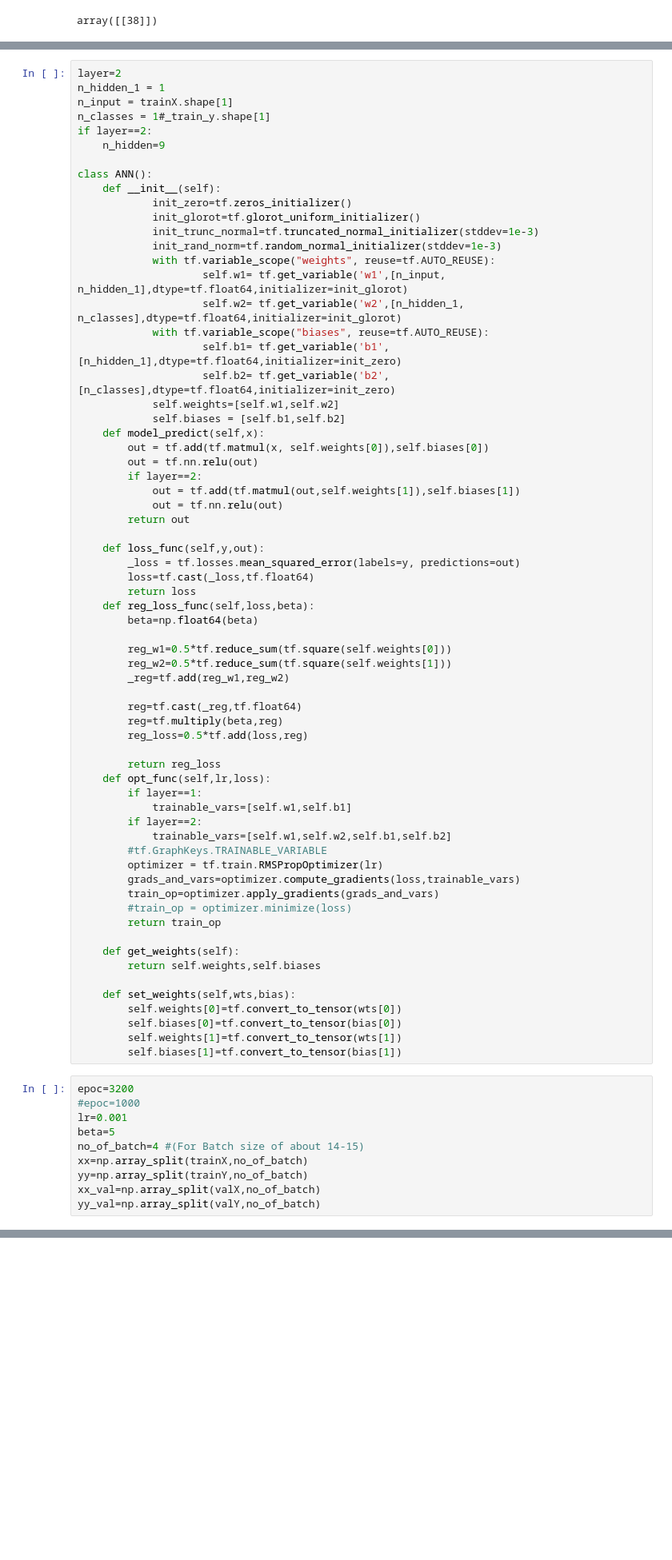
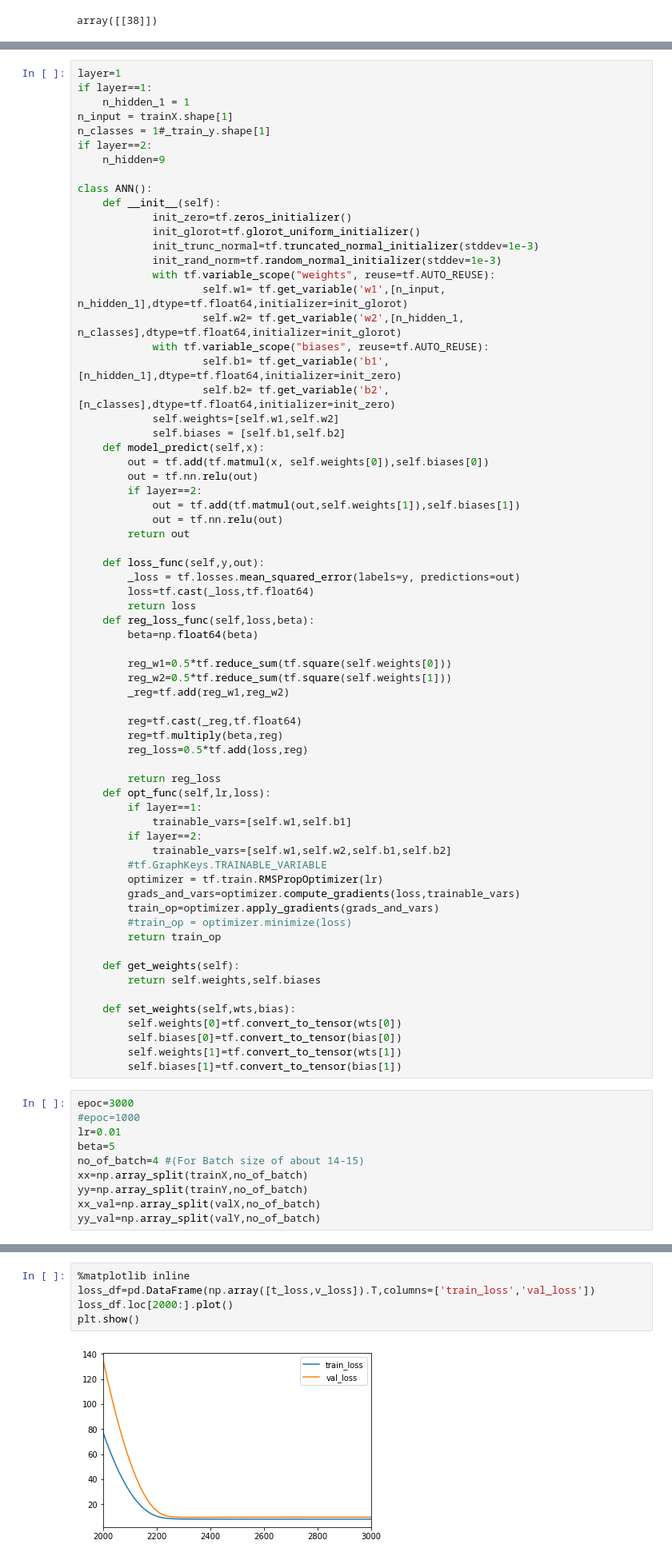
Before and after one commit to irfanhasib0/Machine-Learning, a Jupyter notebook: Sakura TF_NN_Report.ipynb, the cells around one changed output, grey strips where cells are left out. Shown at 80% size. Cells and saved outputs as stored; diff of their text form; blank space fills up the shorter version.

```diff
--- a/Sakura TF_NN_Report.ipynb
+++ b/Sakura TF_NN_Report.ipynb
@@ -618,6 +637,7 @@ print(testX.shape,testY.shape)
 # %%
-layer=2
-n_hidden_1 = 1
+layer=1
+if layer==1:
+    n_hidden_1 = 1
 n_input = trainX.shape[1]
 n_classes = 1#_train_y.shape[1]
 if layer==2:
@@ -682,9 +702,9 @@ class ANN():
         self.weights[1]=tf.convert_to_tensor(wts[1])
         self.biases[1]=tf.convert_to_tensor(bias[1])
 # %%
-epoc=3200
+epoc=3000
 #epoc=1000
-lr=0.001
+lr=0.01
 beta=5
 no_of_batch=4 #(For Batch size of about 14-15)
 xx=np.array_split(trainX,no_of_batch)
@@ -775,0 +796,7 @@ epoc: 3150 - 3200 mean_train_loss: 7.843072310686112 mean_valid_loss: 12.1721955
+# %%
+%matplotlib inline
+loss_df=pd.DataFrame(np.array([t_loss,v_loss]).T,columns=['train_loss','val_loss'])
+loss_df.loc[2000:].plot()
+plt.show()
+# %% [output]
+[figure, added]
```
Also changed, not shown: parts of 38 cells of this notebook.
